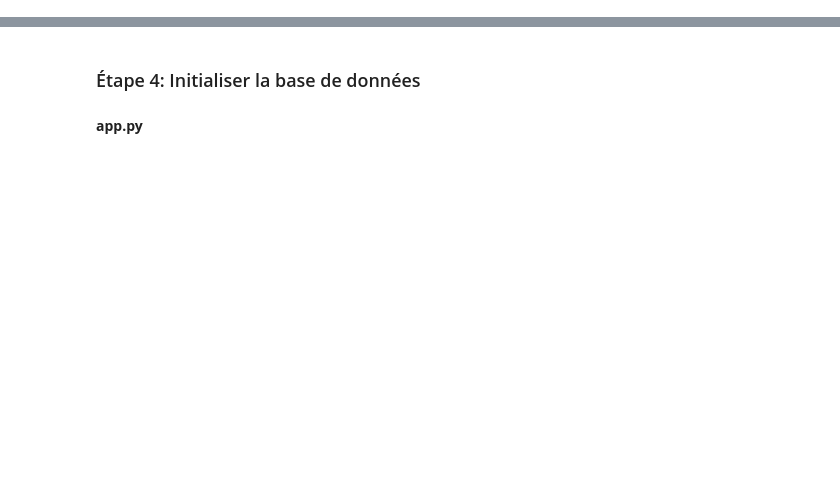
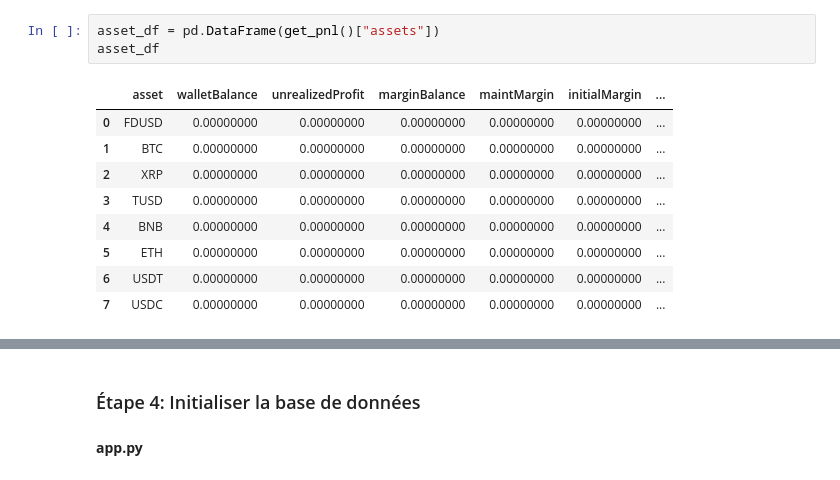
Before and after one commit to cedTrad/C-Syst, a Jupyter notebook: labs.ipynb, the cells around one changed output, grey strips where cells are left out. Saved outputs shown, nothing was run; the diff lists cells and outputs as text; blank space fills up the shorter version.

```diff
--- a/labs.ipynb
+++ b/labs.ipynb
@@ -4,0 +95,13 @@ Timestamp 30 Days Ago: 2024-04-28 04:40:13.174817
+# %%
+asset_df = pd.DataFrame(get_pnl()["assets"])
+asset_df
+# %% [output]
+|  | asset | walletBalance | unrealizedProfit | marginBalance | maintMargin | initialMargin | ... |
+| 0 | FDUSD | 0.00000000 | 0.00000000 | 0.00000000 | 0.00000000 | 0.00000000 | ... |
+| 1 | BTC | 0.00000000 | 0.00000000 | 0.00000000 | 0.00000000 | 0.00000000 | ... |
+| 2 | XRP | 0.00000000 | 0.00000000 | 0.00000000 | 0.00000000 | 0.00000000 | ... |
+| 3 | TUSD | 0.00000000 | 0.00000000 | 0.00000000 | 0.00000000 | 0.00000000 | ... |
+| 4 | BNB | 0.00000000 | 0.00000000 | 0.00000000 | 0.00000000 | 0.00000000 | ... |
+| 5 | ETH | 0.00000000 | 0.00000000 | 0.00000000 | 0.00000000 | 0.00000000 | ... |
+| 6 | USDT | 0.00000000 | 0.00000000 | 0.00000000 | 0.00000000 | 0.00000000 | ... |
+| 7 | USDC | 0.00000000 | 0.00000000 | 0.00000000 | 0.00000000 | 0.00000000 | ... |
```
Also changed, not shown: parts of 12 cells of this notebook, 7 other files.
